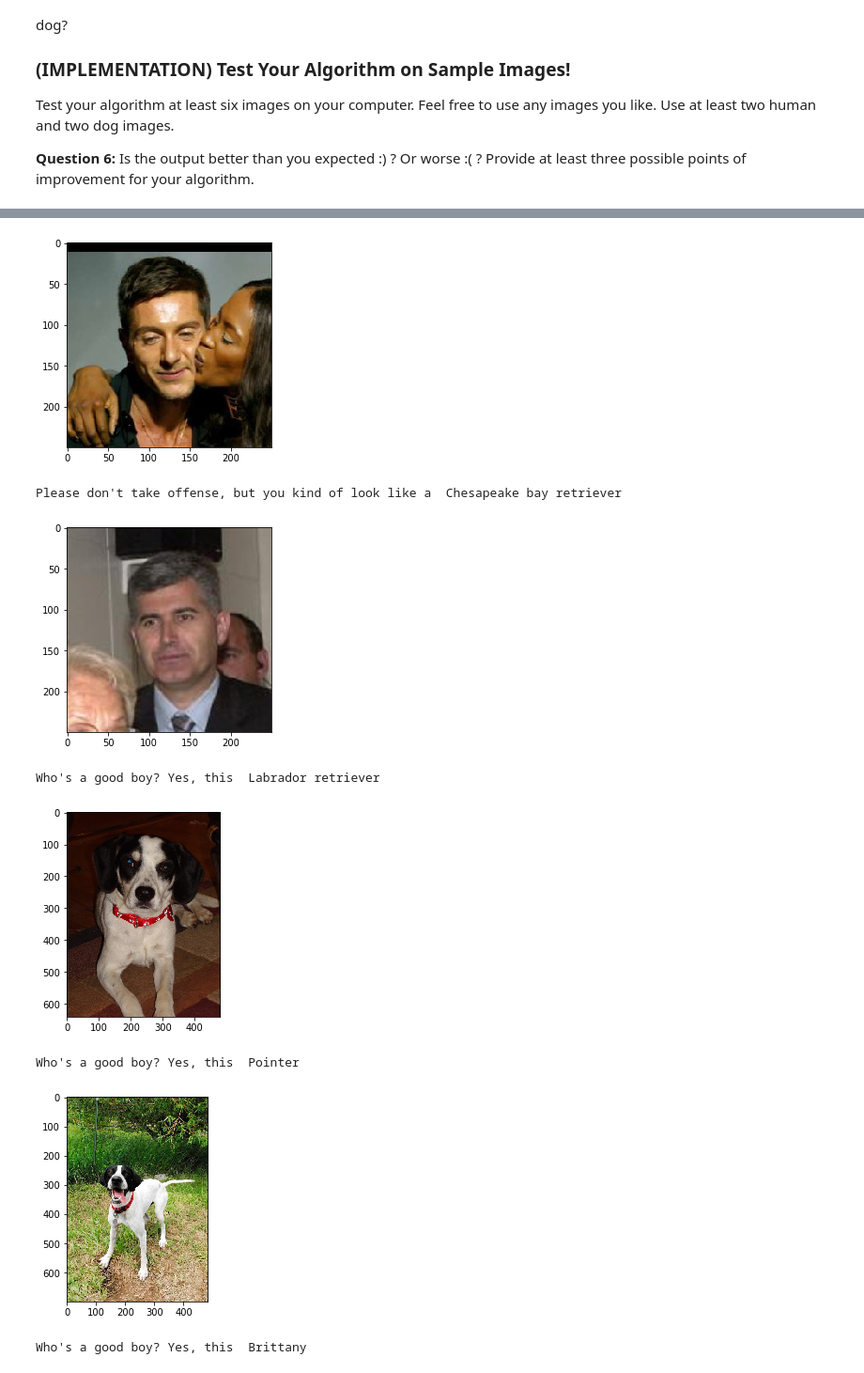
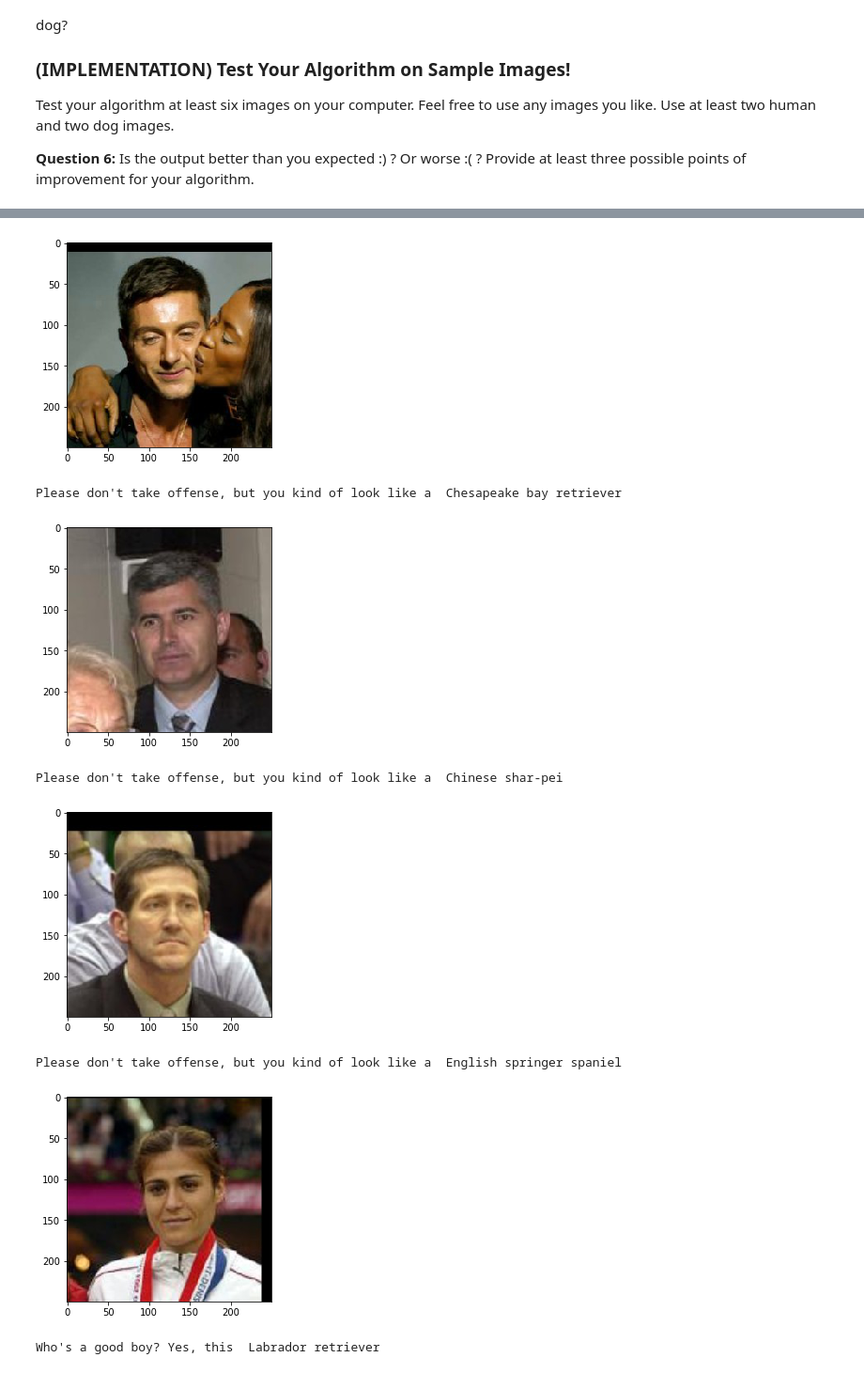
Before and after one commit to cptanalatriste/pooch-detector, a Jupyter notebook: dog_app.ipynb, the cells around one changed output, grey strips where cells are left out. Shown at 94% size. Drawn from its saved outputs; the diff is of its cells as text; code cells hidden in the pictures.

```diff
--- a/dog_app.ipynb
+++ b/dog_app.ipynb
@@ -629,19 +640,19 @@ __Answer:__ (Three possible points for improvement)
 # %%
 ## Execute your algorithm from Step 6 on
 ## at least 6 images on your computer.
 ## Feel free to use as many code cells as needed.
 
-for file in np.hstack((human_files[:3], dog_files[:3])):
+for file in np.hstack((human_files[:5], dog_files[:5])):
     run_app(file)
 # %% [output]
 Please don't take offense, but you kind of look like a  Basenji
 [figure]
 Please don't take offense, but you kind of look like a  Dachshund
 [figure]
 Please don't take offense, but you kind of look like a  Chesapeake bay retriever
 [figure]
-Who's a good boy? Yes, this  Labrador retriever
+Please don't take offense, but you kind of look like a  Chinese shar-pei
-[figure, old version]
+[figure, new version]
-Who's a good boy? Yes, this  Pointer
+Please don't take offense, but you kind of look like a  English springer spaniel
-[figure, old version]
+[figure, new version]
-Who's a good boy? Yes, this  Brittany
+Who's a good boy? Yes, this  Labrador retriever
```
Also changed, not shown: parts of 7 cells of this notebook, 9 other files.
